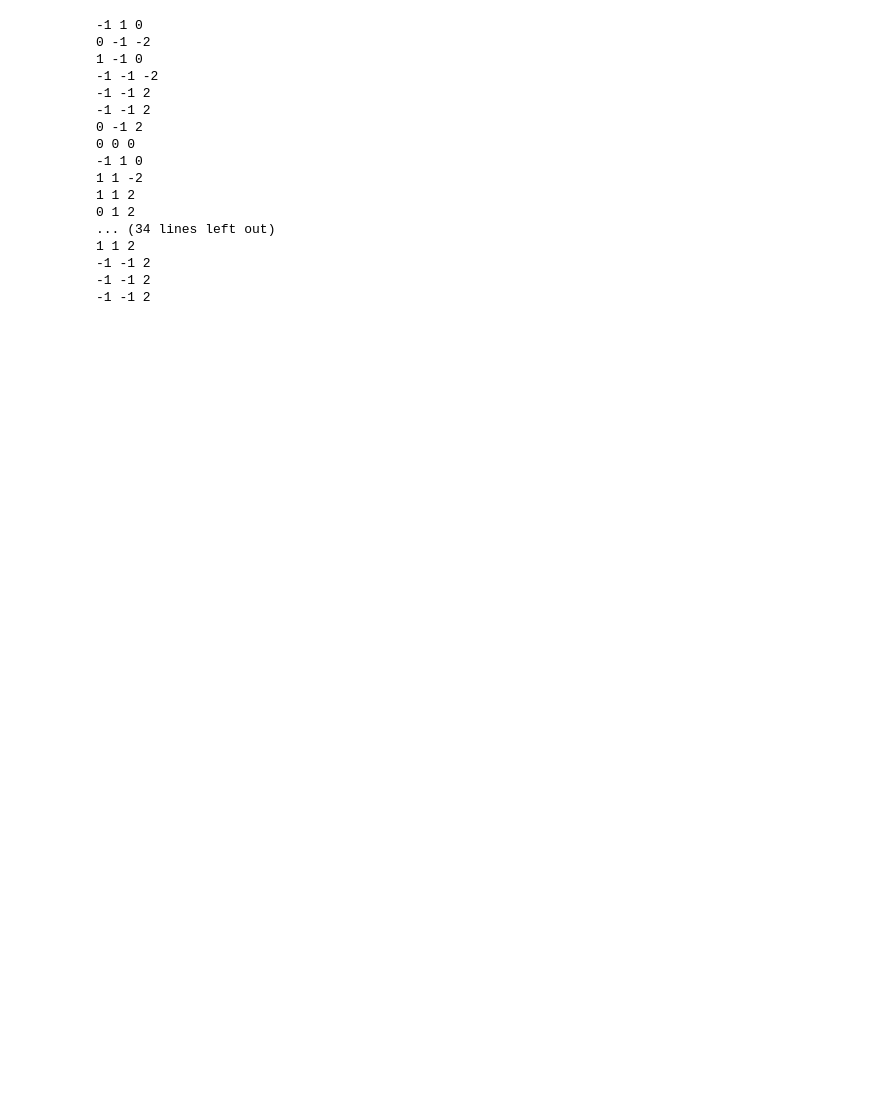
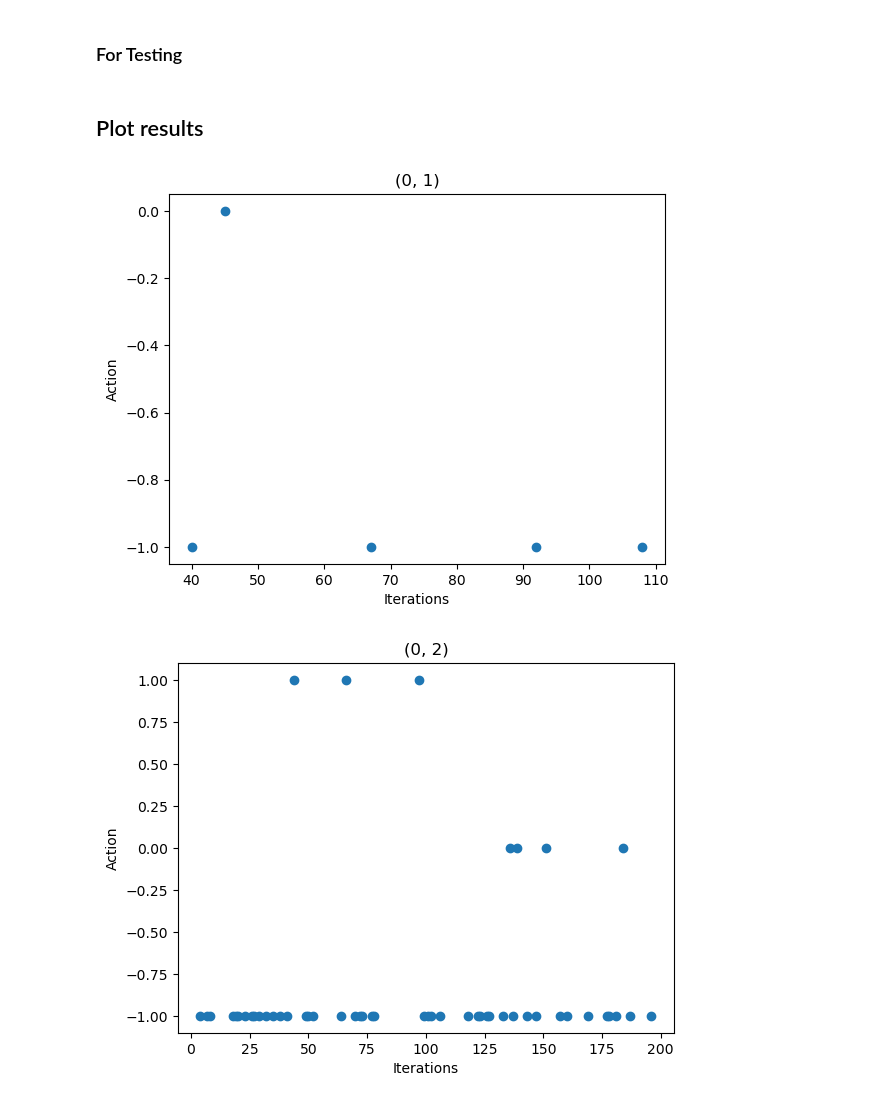
Before and after one commit to regularNN/EIA-1, a Jupyter notebook: channel.ipynb, the cells around one changed output. Cells and saved outputs as stored; diff of their text form; code cells hidden in the pictures; blank space fills up the shorter version.

```diff
--- a/channel.ipynb
+++ b/channel.ipynb
@@ -180,0 +184,2 @@ class ControlAgent:
+# %% [markdown]
+### For Testing
@@ -189,41 +248,20 @@ df =pd.read_csv(f_name)
-# %%
-df_new = pd.DataFrame(columns=['State', 'Action', 'Delay'])
-len_df = len(df)
-len_df = 50
-
-tmp_delay = []
-reward = 0
-reward_list = []
-for j in range(len_df):
-    i = np.mod(j, 99)
-#     print(i)
-    delay = df['Delay'][i]
-    conf = df['Conf_score'][i]
-    action, state, rew = agent.get_signal(delay, conf)
-    print(state, action, rew)
-#     print(agent.q_table)
-    reward += rew
-    if np.mod(j, 9)==0:
-        reward_list.append(np.average(reward))
-        reward = 0
-
-#     df_new.loc[i] = [state, action, delay]
-# df_new.to_csv("data_my_.csv")
-# %% [output]
--1 1 0
-0 -1 -2
-1 -1 0
--1 -1 -2
--1 -1 2
--1 -1 2
-0 -1 2
-0 0 0
--1 1 0
-1 1 -2
-1 1 2
-0 1 2
-... (34 lines left out)
-1 1 2
--1 -1 2
--1 -1 2
--1 -1 2
+# %% [markdown]
+## Plot results
+# %%
+import matplotlib.pyplot as plt
+
+states = ["(0, 1)", "(0, 2)", "(1, 0)", "(1, 1)", "(1, 2)", "(2, 1)", "(2, 2)"]
+for state in states:
+    x,y = [], []
+    for i in range(len(summary_df)):
+        if state == summary_df['Control_State'][i]:
+            x.append(summary_df['Loop'][i])
+            y.append(summary_df['Action'][i])
+    plt.scatter(x, y)
+    plt.title(state)
+    plt.xlabel("Iterations")
+    plt.ylabel("Action")
+    plt.show()
+# %% [output]
+[figure, added]
+[figure, added]
```
Also changed, not shown: parts of 5 cells of this notebook, 1 other file.
